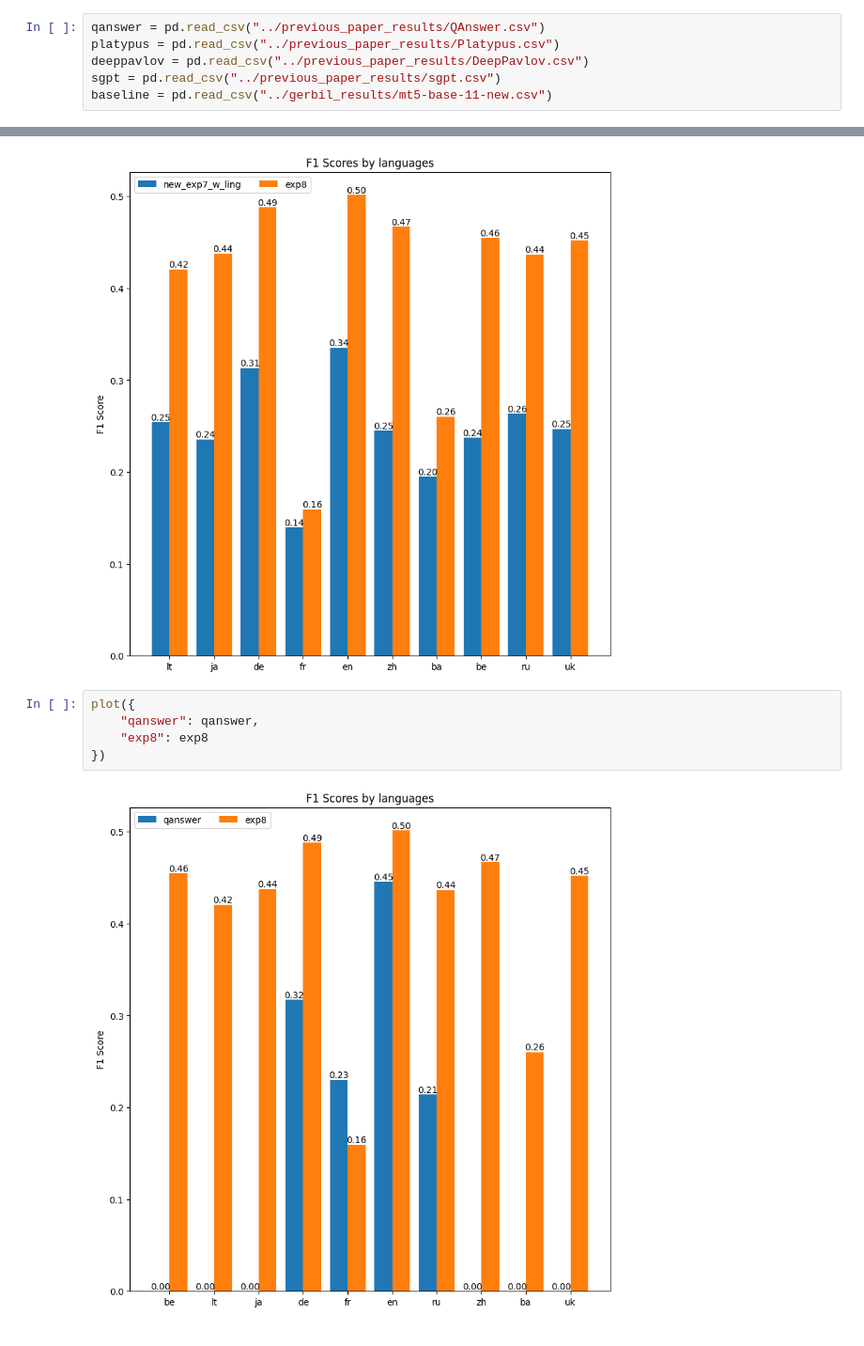
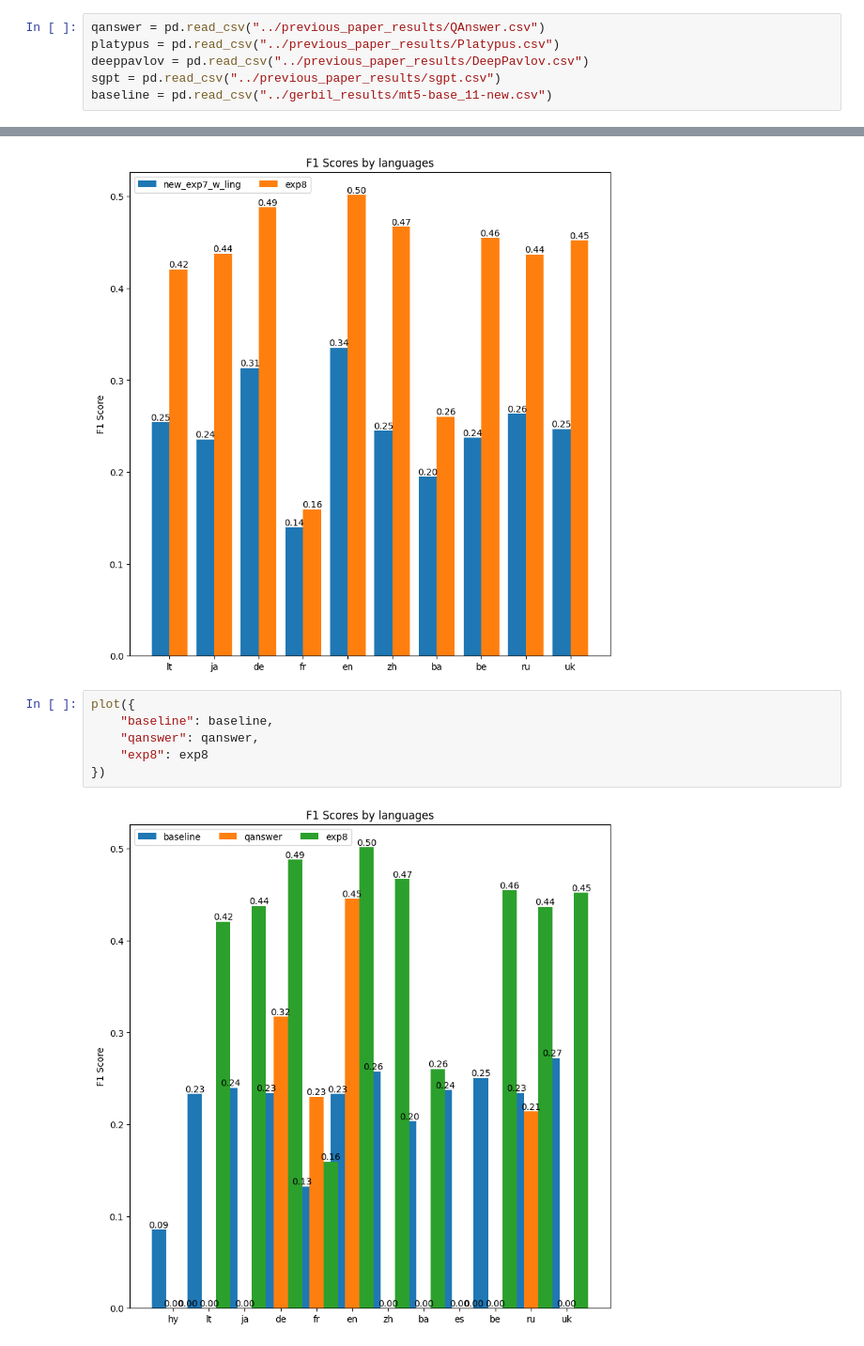
Before and after one commit to dice-group/MST5, a Jupyter notebook: notebooks/eval_results.ipynb, the cells around one changed output, grey strips where cells are left out. Shown at 94% size. Cells and saved outputs as stored; diff of their text form.

Commit message:
update results

```diff
--- a/notebooks/eval_results.ipynb
+++ b/notebooks/eval_results.ipynb
@@ -54,7 +54,7 @@ qanswer = pd.read_csv("../previous_paper_results/QAnswer.csv")
 platypus = pd.read_csv("../previous_paper_results/Platypus.csv")
 deeppavlov = pd.read_csv("../previous_paper_results/DeepPavlov.csv")
 sgpt = pd.read_csv("../previous_paper_results/sgpt.csv")
-baseline = pd.read_csv("../gerbil_results/mt5-base-11-new.csv")
+baseline = pd.read_csv("../gerbil_results/mt5-base_11-new.csv")
 # %%
 plot({
     "qanswer": qanswer,
@@ -903,8 +903,9 @@ plot({
 [figure]
 # %%
 plot({
+    "baseline": baseline,
     "qanswer": qanswer,
     "exp8": exp8
 })
 # %% [output]
-[figure, old version]
+[figure, new version]
```
Also changed, not shown: parts of 2 cells of this notebook.
